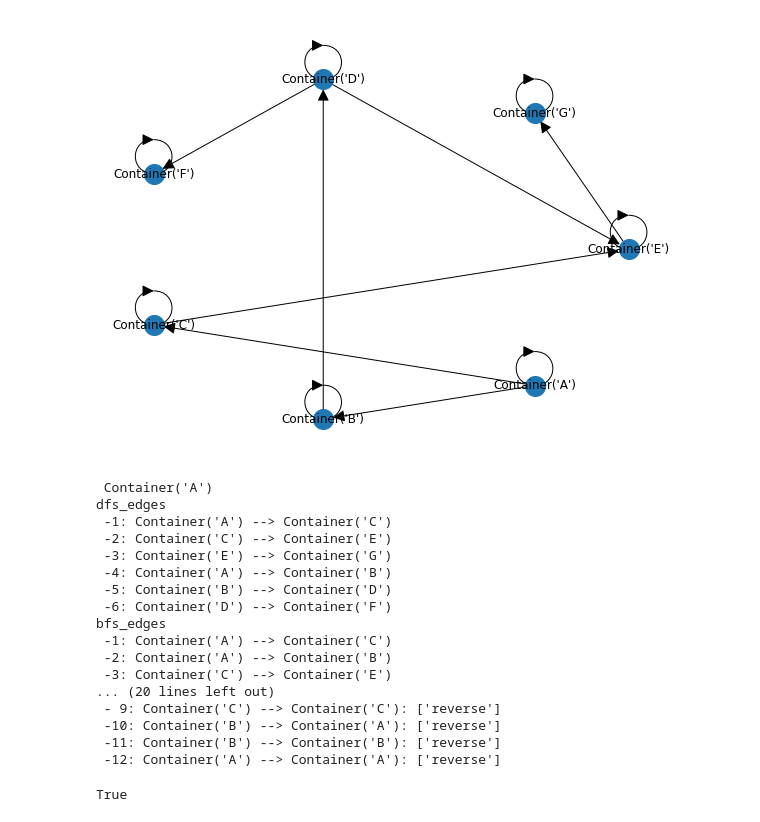
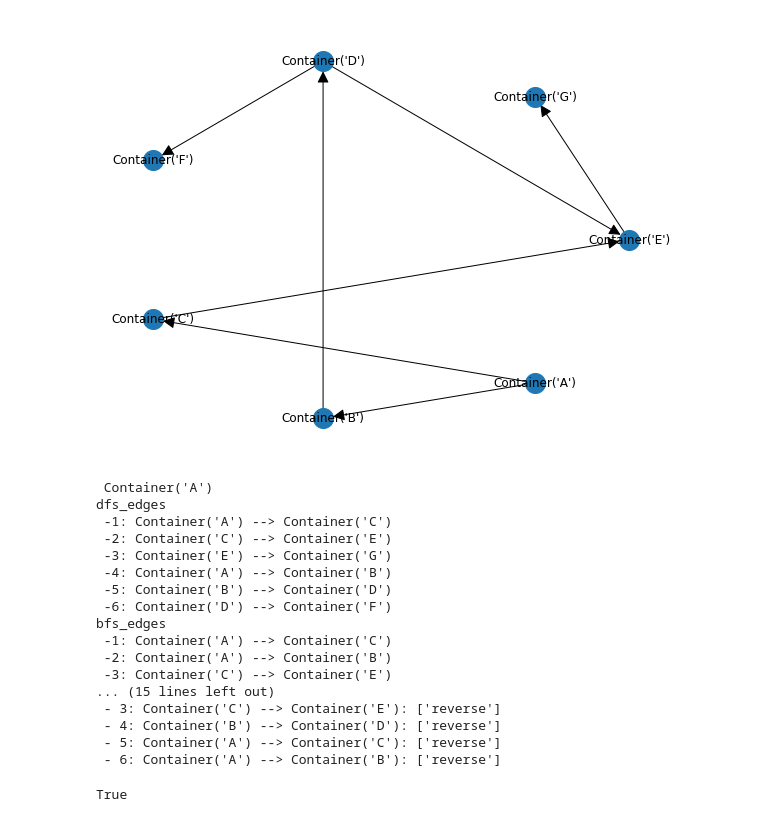
Before and after one commit to pyuzi/uzi, a Jupyter notebook: note.ipynb, the cells around one changed output. Saved outputs shown, nothing was run; the diff lists cells and outputs as text; code cells hidden in the pictures.

```diff
--- a/note.ipynb
+++ b/note.ipynb
@@ -20,35 +20,35 @@ c.include(e)
 d.include(f)
 e.include(g)
 
 
 # G.add_nodes_from([a, b, c, d, e, f, g])
 
 G.add_edges_from([
-    (a, a), (b, b), (c, c), (d, d), (e, e), (f, f), (g, g),
+    # (a, a), (b, b), (c, c), (d, d), (e, e), (f, f), (g, g),
     (a, b), (a, c),
     (b, d), (c, e),
     (d, e),
     (d, f), (e, g)
 ][::-1])
 
 fig = plt.figure(1, figsize=(8
 , 6))
 
 kwds = dict(
     with_labels=True,
     arrowsize=24,
     node_size=400,
     # font_size=14,
 
 )
 
 # nx.draw(G, **kwds)
 nx.draw_circular(G, **kwds)
 
 # nx.draw_spring(G, with_labels=True, node_size=60,font_size=14)
 # G
 # %% [output]
-[figure, old version]
+[figure, new version]
 # %%
 # print(d)
 # print('-->', *nx.bfs_tree(G, d), sep='\n ->')
@@ -75,7 +75,7 @@ print('bfs_edges', *(f'{i}: {u} --> {v}' for i, (u,v) in enumerate(nx.bfs_edges(
 print('\n', g)
 print('bfs_edges', *(f'{i}: {u} --> {v}' for i, (u,v) in enumerate(nx.bfs_edges(G, g), 1)), sep='\n -')
 print('bfs_edges', *(f'{i}: {u} --> {v}' for i, (u,v) in enumerate(nx.bfs_edges(G, g, reverse=True), 1)), sep='\n -')
-print('bfs_edges', *(f'{i:2d}: {v} --> {u}: {_}' for i, (u,v, *_) in enumerate(nx.edge_bfs(G, g, 'reverse'), 1)), sep='\n -')
+print('bfs_edges', *(f'{i:2d}: {u} --> {v}: {_}' for i, (u,v, *_) in enumerate(nx.edge_bfs(G, g, 'reverse'), 1)), sep='\n -')
 
 # print('bfs_edges', *enumerate(nx.bfs_edges(G, a)), sep='\n ->')
 # print('bfs_edges', *enumerate(nx.bfs_edges(G, g, reverse=True)), sep='\n ->')
@@ -93,9 +93,9 @@ bfs_edges
  -1: Container('A') --> Container('C')
  -2: Container('A') --> Container('B')
  -3: Container('C') --> Container('E')
-... (20 lines left out)
- - 9: Container('C') --> Container('C'): ['reverse']
- -10: Container('B') --> Container('A'): ['reverse']
- -11: Container('B') --> Container('B'): ['reverse']
- -12: Container('A') --> Container('A'): ['reverse']
+... (15 lines left out)
+ - 3: Container('C') --> Container('E'): ['reverse']
+ - 4: Container('B') --> Container('D'): ['reverse']
+ - 5: Container('A') --> Container('C'): ['reverse']
+ - 6: Container('A') --> Container('B'): ['reverse']
 True
```
Also changed, not shown: 11 other files.
